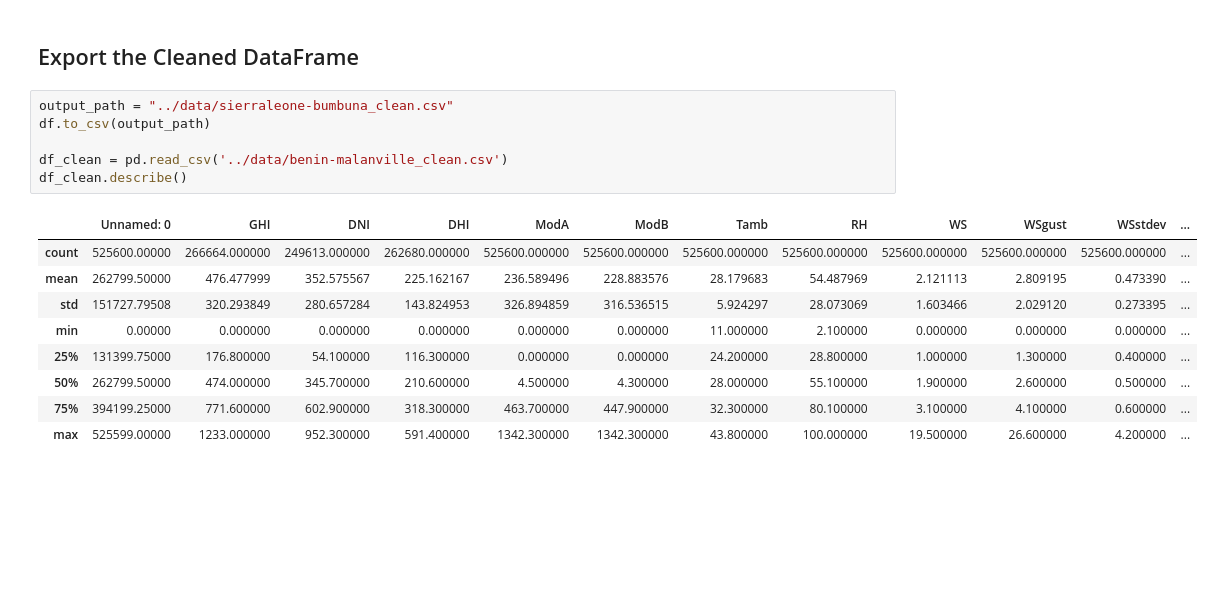
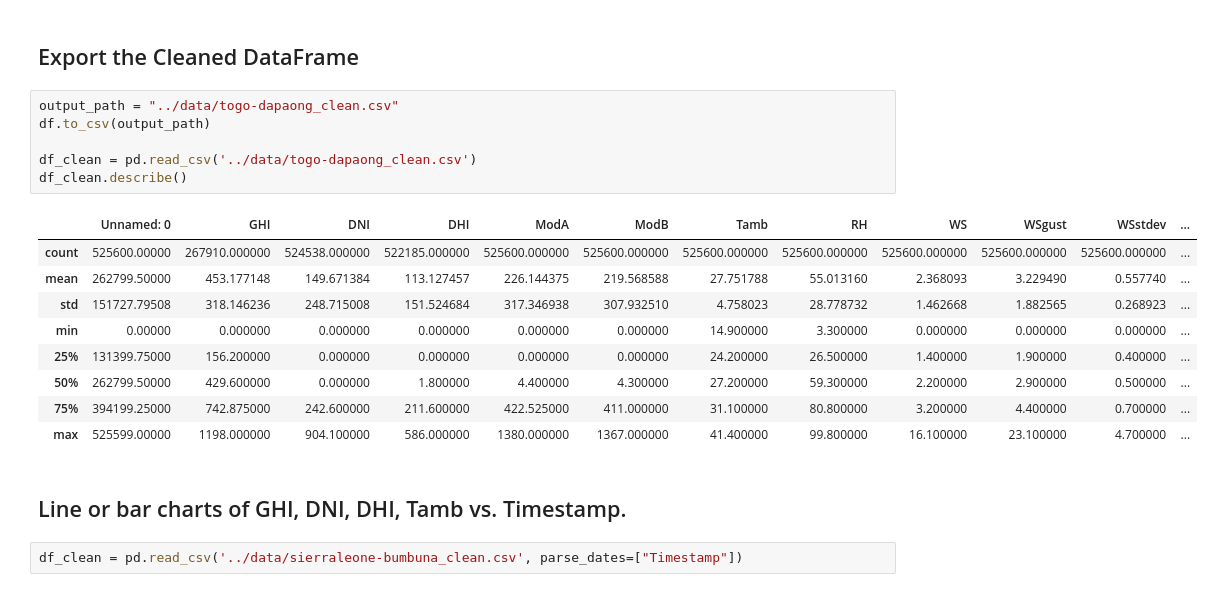
Before and after one commit to Samrizee/solar-challenge-week1, a Jupyter notebook: notebooks/togo-dapaong_eda.ipynb, the cells around one changed output. Drawn from its saved outputs; the diff is of its cells as text; blank space fills up the shorter version.

```diff
--- a/notebooks/togo-dapaong_eda.ipynb
+++ b/notebooks/togo-dapaong_eda.ipynb
@@ -114,18 +115,22 @@ df.drop(columns=['Comments'], inplace=True)
 # %% [markdown]
 ## Export the Cleaned DataFrame
 # %%
-output_path = "../data/sierraleone-bumbuna_clean.csv"
+output_path = "../data/togo-dapaong_clean.csv"
 df.to_csv(output_path)
 
-df_clean = pd.read_csv('../data/benin-malanville_clean.csv')
+df_clean = pd.read_csv('../data/togo-dapaong_clean.csv')
 df_clean.describe()
 # %% [output]
 |  | Unnamed: 0 | GHI | DNI | DHI | ModA | ModB | Tamb | RH | WS | WSgust | WSstdev | ... |
-| count | 525600.00000 | 266664.000000 | 249613.000000 | 262680.000000 | 525600.000000 | 525600.000000 | 525600.000000 | 525600.000000 | 525600.000000 | 525600.000000 | 525600.000000 | ... |
-| mean | 262799.50000 | 476.477999 | 352.575567 | 225.162167 | 236.589496 | 228.883576 | 28.179683 | 54.487969 | 2.121113 | 2.809195 | 0.473390 | ... |
-| std | 151727.79508 | 320.293849 | 280.657284 | 143.824953 | 326.894859 | 316.536515 | 5.924297 | 28.073069 | 1.603466 | 2.029120 | 0.273395 | ... |
-| min | 0.00000 | 0.000000 | 0.000000 | 0.000000 | 0.000000 | 0.000000 | 11.000000 | 2.100000 | 0.000000 | 0.000000 | 0.000000 | ... |
-| 25% | 131399.75000 | 176.800000 | 54.100000 | 116.300000 | 0.000000 | 0.000000 | 24.200000 | 28.800000 | 1.000000 | 1.300000 | 0.400000 | ... |
-| 50% | 262799.50000 | 474.000000 | 345.700000 | 210.600000 | 4.500000 | 4.300000 | 28.000000 | 55.100000 | 1.900000 | 2.600000 | 0.500000 | ... |
-| 75% | 394199.25000 | 771.600000 | 602.900000 | 318.300000 | 463.700000 | 447.900000 | 32.300000 | 80.100000 | 3.100000 | 4.100000 | 0.600000 | ... |
-| max | 525599.00000 | 1233.000000 | 952.300000 | 591.400000 | 1342.300000 | 1342.300000 | 43.800000 | 100.000000 | 19.500000 | 26.600000 | 4.200000 | ... |
+| count | 525600.00000 | 267910.000000 | 524538.000000 | 522185.000000 | 525600.000000 | 525600.000000 | 525600.000000 | 525600.000000 | 525600.000000 | 525600.000000 | 525600.000000 | ... |
+| mean | 262799.50000 | 453.177148 | 149.671384 | 113.127457 | 226.144375 | 219.568588 | 27.751788 | 55.013160 | 2.368093 | 3.229490 | 0.557740 | ... |
+| std | 151727.79508 | 318.146236 | 248.715008 | 151.524684 | 317.346938 | 307.932510 | 4.758023 | 28.778732 | 1.462668 | 1.882565 | 0.268923 | ... |
+| min | 0.00000 | 0.000000 | 0.000000 | 0.000000 | 0.000000 | 0.000000 | 14.900000 | 3.300000 | 0.000000 | 0.000000 | 0.000000 | ... |
+| 25% | 131399.75000 | 156.200000 | 0.000000 | 0.000000 | 0.000000 | 0.000000 | 24.200000 | 26.500000 | 1.400000 | 1.900000 | 0.400000 | ... |
+| 50% | 262799.50000 | 429.600000 | 0.000000 | 1.800000 | 4.400000 | 4.300000 | 27.200000 | 59.300000 | 2.200000 | 2.900000 | 0.500000 | ... |
+| 75% | 394199.25000 | 742.875000 | 242.600000 | 211.600000 | 422.525000 | 411.000000 | 31.100000 | 80.800000 | 3.200000 | 4.400000 | 0.700000 | ... |
+| max | 525599.00000 | 1198.000000 | 904.100000 | 586.000000 | 1380.000000 | 1367.000000 | 41.400000 | 99.800000 | 16.100000 | 23.100000 | 4.700000 | ... |
+# %% [markdown]
+## Line or bar charts of GHI, DNI, DHI, Tamb vs. Timestamp.
+# %%
+df_clean = pd.read_csv('../data/sierraleone-bumbuna_clean.csv', parse_dates=["Timestamp"])
```
Also changed, not shown: parts of 12 cells of this notebook.
